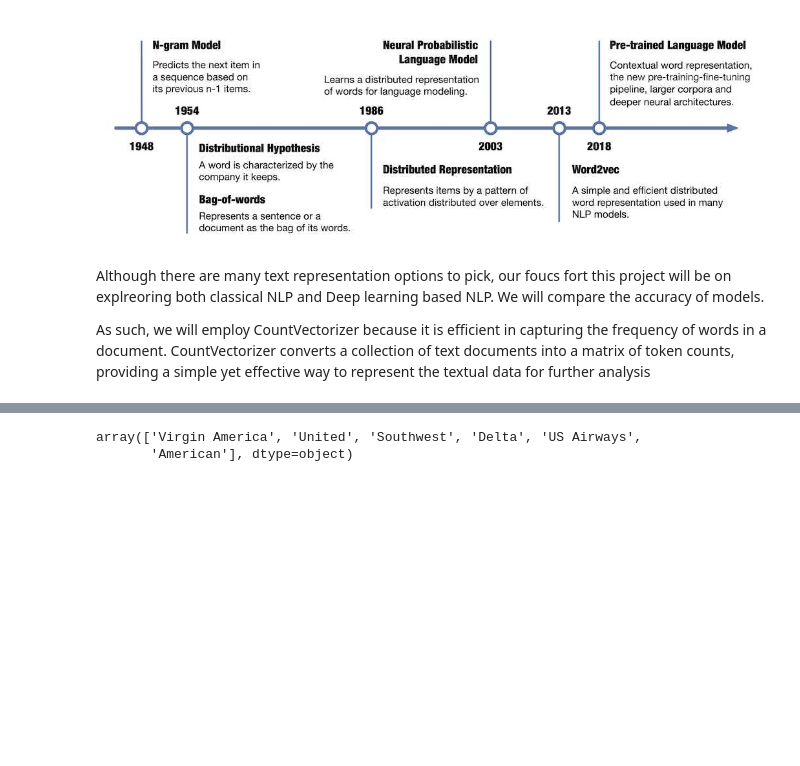
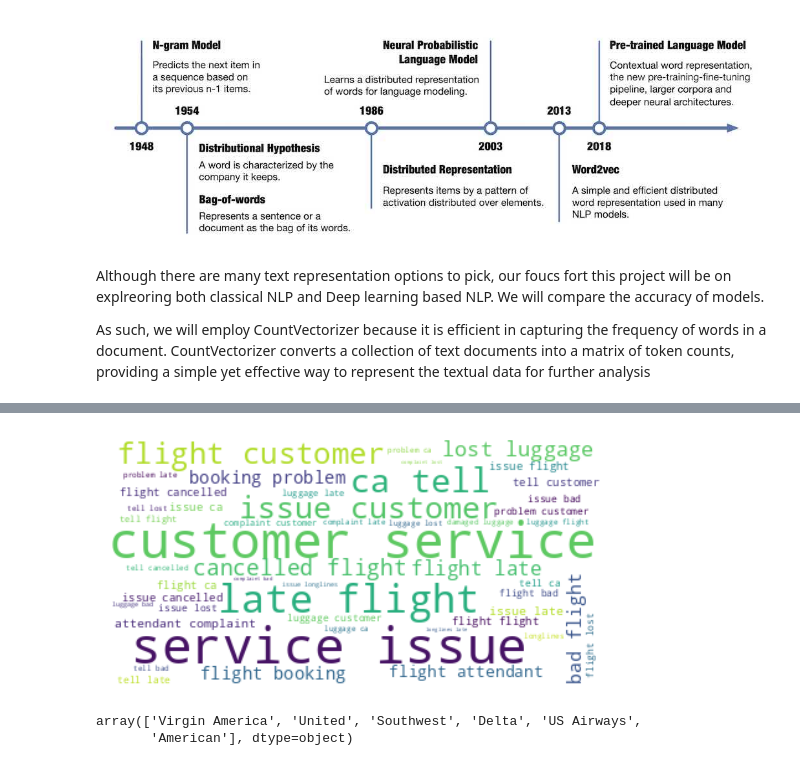
Before and after one commit to kiuk0131/Proejcts, a Jupyter notebook: Twitter_Airline_Sentiment_Analysis.ipynb, the cells around one changed output, grey strips where cells are left out. Saved outputs shown, nothing was run; the diff lists cells and outputs as text; code cells hidden in the pictures; blank space fills up the shorter version.

```diff
--- a/Twitter_Airline_Sentiment_Analysis.ipynb
+++ b/Twitter_Airline_Sentiment_Analysis.ipynb
@@ -106,0 +121,3 @@ memory usage: 1.7+ MB
+# %%
+words = data.dropna(subset=['negativereason'], inplace=True)
+words = " ".join(data['negativereason'].astype(str))
@@ -106,0 +141,10 @@ memory usage: 1.7+ MB
+# %%
+def clean_tokens(data):
+  words = " ".join(data)
+  tokens = word_tokenize(words)
+  tokens = [t.lower() for t in tokens]
+  tokens = [t for t in tokens if t not in stopwords.words('english')]
+  tokens = [t for t in tokens if t.isalpha()]
+  lemmatizer = WordNetLemmatizer()
+  tokens = [lemmatizer.lemmatize(t) for t in tokens]
+  return tokens
@@ -107,3 +166,15 @@ memory usage: 1.7+ MB
+# %%
+new_tokens = clean_tokens(data['negativereason'])
+# %%
+bow = " ". join(new_tokens)
+# %%
+word_cloud = WordCloud(background_color='white').generate(bow)
+
+plt.imshow(word_cloud, interpolation='bilinear')
+plt.axis("off")
+plt.show()
+# %% [output]
+[figure, added]
 # %%
 # We have total 7 ailine customers in the dataset
 data['airline'].unique()
```
Also changed, not shown: parts of 13 cells of this notebook.
